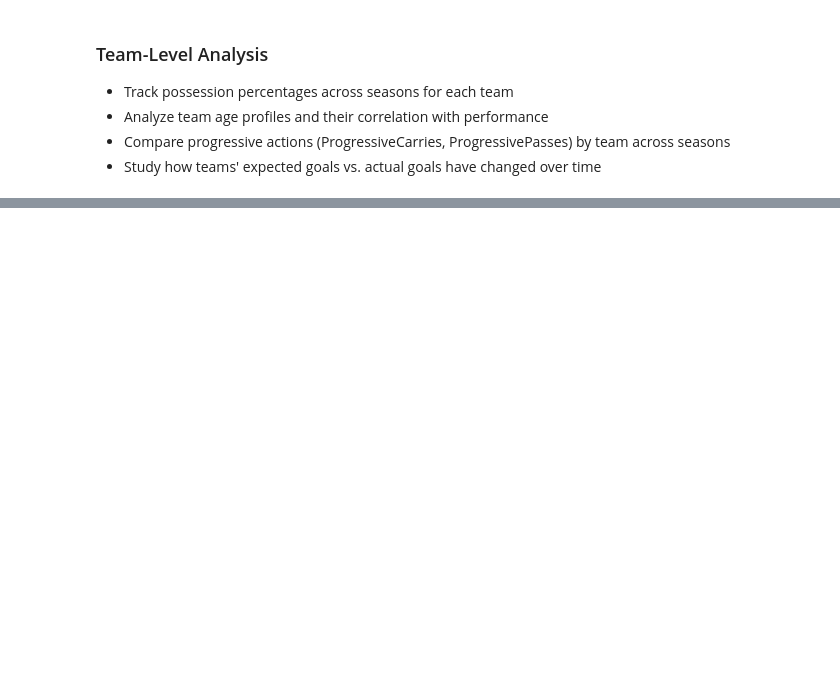
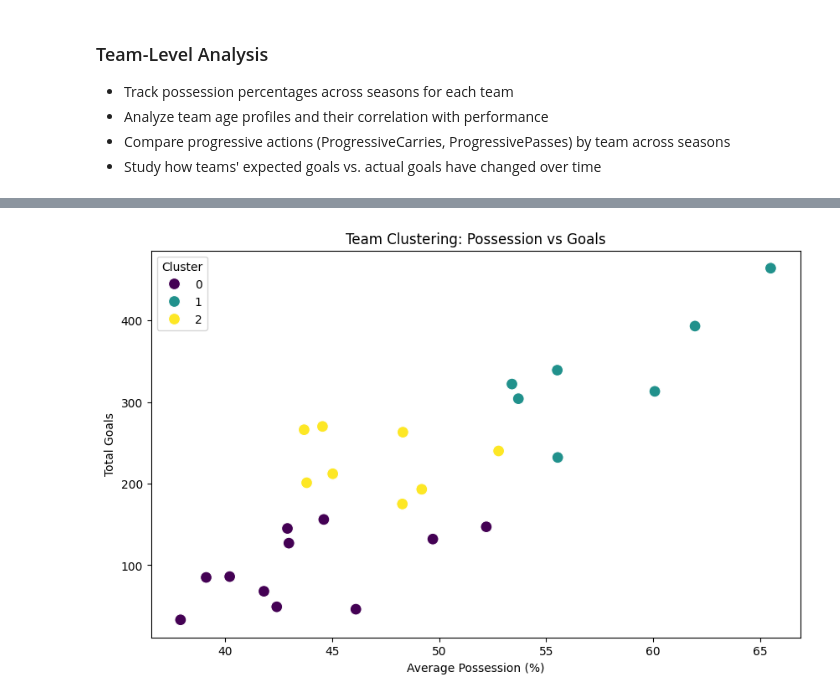
Before and after one commit to AlvinOng98/premier-league-analysis, a Jupyter notebook: notebooks/Sports_Analytics_Premier_League.ipynb, the cells around one changed output, grey strips where cells are left out. Drawn from its saved outputs; the diff is of its cells as text; code cells hidden in the pictures; blank space fills up the shorter version.

```diff
--- a/notebooks/Sports_Analytics_Premier_League.ipynb
+++ b/notebooks/Sports_Analytics_Premier_League.ipynb
@@ -577,0 +729,15 @@ fig.show()
+# %%
+# Perform K-Means clustering
+kmeans = KMeans(n_clusters=3, random_state=42)
+team_data['Cluster'] = kmeans.fit_predict(X_scaled)
+# %%
+# Visualize clusters using two key metrics (e.g., Possession and Goals)
+plt.figure(figsize=(10, 6))
+sns.scatterplot(data=team_data, x='AvgPossession', y='TotalGoals', hue='Cluster', palette='viridis', s=100)
+plt.title('Team Clustering: Possession vs Goals')
+plt.xlabel('Average Possession (%)')
+plt.ylabel('Total Goals')
+plt.legend(title='Cluster')
+plt.show()
+# %% [output]
+[figure, added]
```
Also changed, not shown: parts of 37 cells of this notebook, 2 other files.
